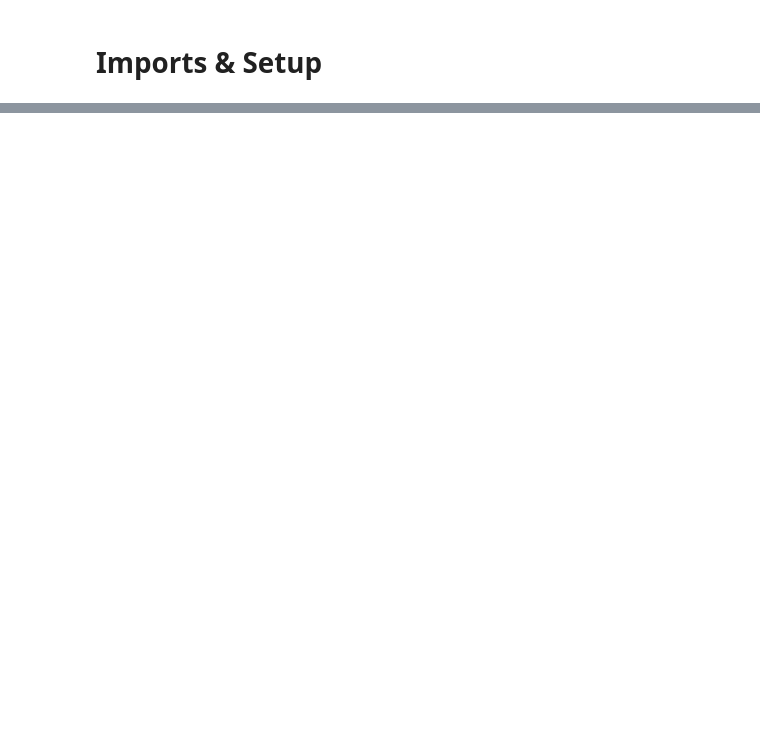
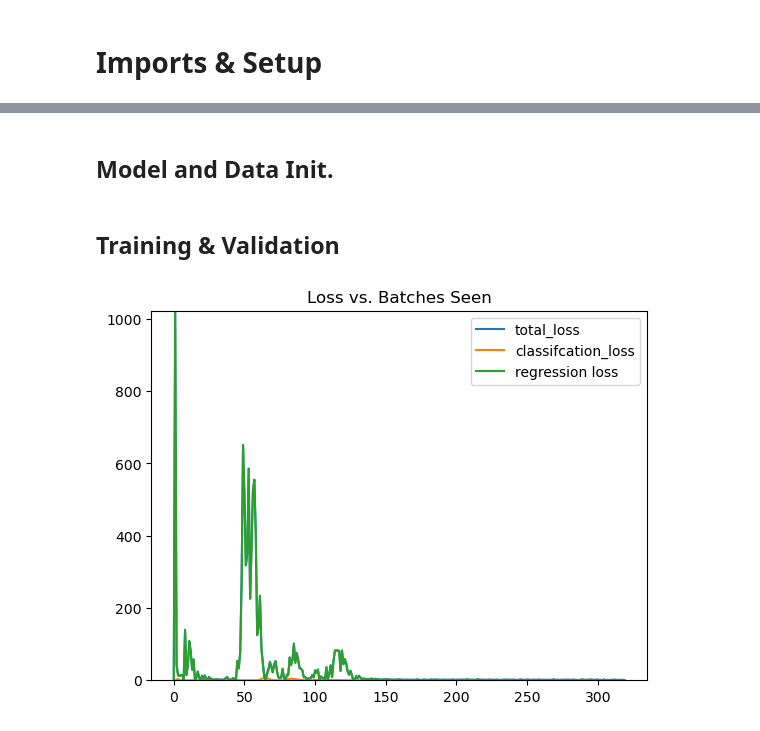
Before and after one commit to bell-boy/SeizureSense, a Jupyter notebook: Prototyping.ipynb, the cells around one changed output, grey strips where cells are left out. Drawn from its saved outputs; the diff is of its cells as text; code cells hidden in the pictures; blank space fills up the shorter version.

```diff
--- a/Prototyping.ipynb
+++ b/Prototyping.ipynb
@@ -68,0 +102,2 @@ for _ in tqdm(range(epochs)):
+# %% [markdown]
+## Model and Data Init.
@@ -68,0 +132,22 @@ for _ in tqdm(range(epochs)):
+# %%
+optim = torch.optim.Adam(REGCNN.parameters(), lr=learning_rate, weight_decay=1e-2)
+# %%
+def SREGLoss(pred, label):
+  loss = torch.zeros_like(label)
+  prob = torch.nn.functional.sigmoid(pred[..., 0])
+  loss[(label == float('inf'))] = -torch.log(1 - prob[(label == float('inf'))] + 1e-8) * 1.16
+  loss[(label != float('inf'))] = -torch.log(prob[(label != float('inf'))] + 1e-8) * 7.23
+  loss[(label != float('inf'))] += ((label[(label != float('inf'))] - pred[..., 1][(label != float('inf'))]) ** 2) / ((pred[..., 2][(label != float('inf'))] ** 2))
+  loss[(label != float('inf'))] += (pred[..., 2][(label != float('inf'))] ** 2)
+  return loss.mean(dim=-1)
+
+# Tracks additive components of the loss
+def SREGCompLoss(pred, label):
+  classifcation_loss = torch.zeros_like(label)
+  regression_loss = torch.zeros_like(label)
+  prob = torch.nn.functional.sigmoid(pred[..., 0])
+  classifcation_loss[(label == float('inf'))] = -torch.log(1 - prob[(label == float('inf'))] + 1e-8) * 1.16
+  regression_loss[(label != float('inf'))] = -torch.log(prob[(label != float('inf'))] + 1e-8) * 7.23
+  regression_loss[(label != float('inf'))] += ((label[(label != float('inf'))] - pred[..., 1][(label != float('inf'))]) ** 2) / ((pred[..., 2][(label != float('inf'))] ** 2))
+  regression_loss[(label != float('inf'))] += (pred[..., 2][(label != float('inf'))] ** 2)
+  return classifcation_loss.mean(dim=-1), regression_loss.mean(dim=-1)
@@ -68,0 +223,24 @@ for _ in tqdm(range(epochs)):
+# %% [markdown]
+## Training & Validation
+# %%
+total_losses = []
+sub_comp = [[], []]
+accuracy = []
+for _ in tqdm(range(epochs)):
+  total_losses.extend(train_epoch_regression(REGCNN, train_dataloader, optim, loss_fn=SREGLoss, device=device, norm=(2144.7837, 1001.7046)))
+  TP, TN, FP, FN = validate_binary_sigmoid(REGCNN, val_dataloader, device=device)
+  accuracy.append((TP + TN) / (TP + FP + TN + FN))
+
+
+plt.ylim(bottom=0, top=max(total_losses))
+plt.title("Loss vs. Batches Seen")
+plt.plot(total_losses, label="total_loss")
+plt.plot(sub_comp[0], label="classifcation_loss")
+plt.plot(sub_comp[1], label="regression loss")
+plt.legend()
+plt.show()
+plt.title("Accuracy vs. Epochs")
+plt.plot(accuracy)
+plt.show()
+# %% [output]
+[figure, added]
```
Also changed, not shown: parts of 56 cells of this notebook, 9 other files.
